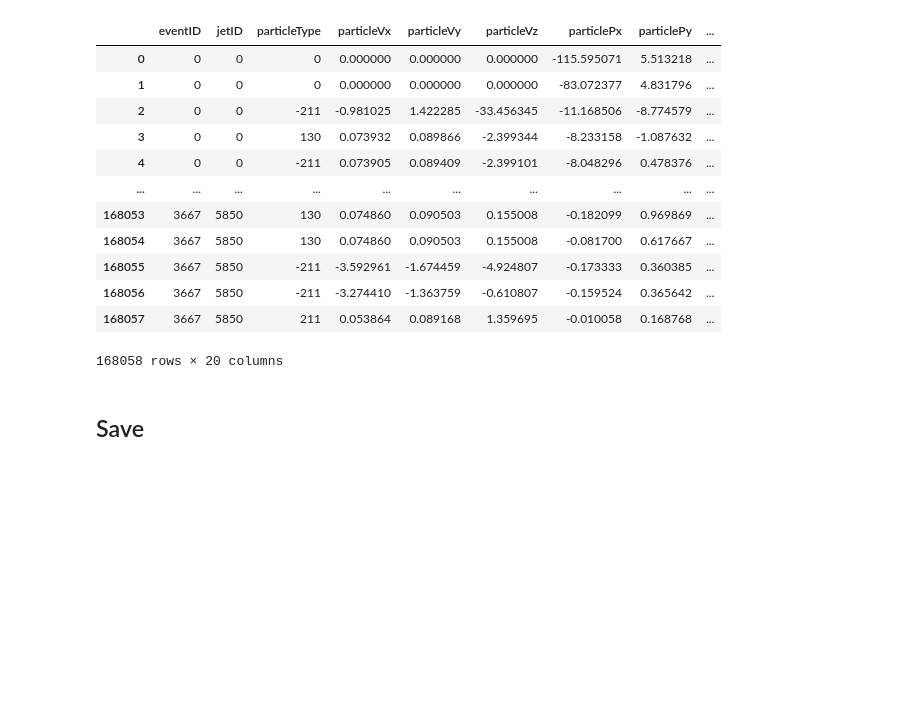
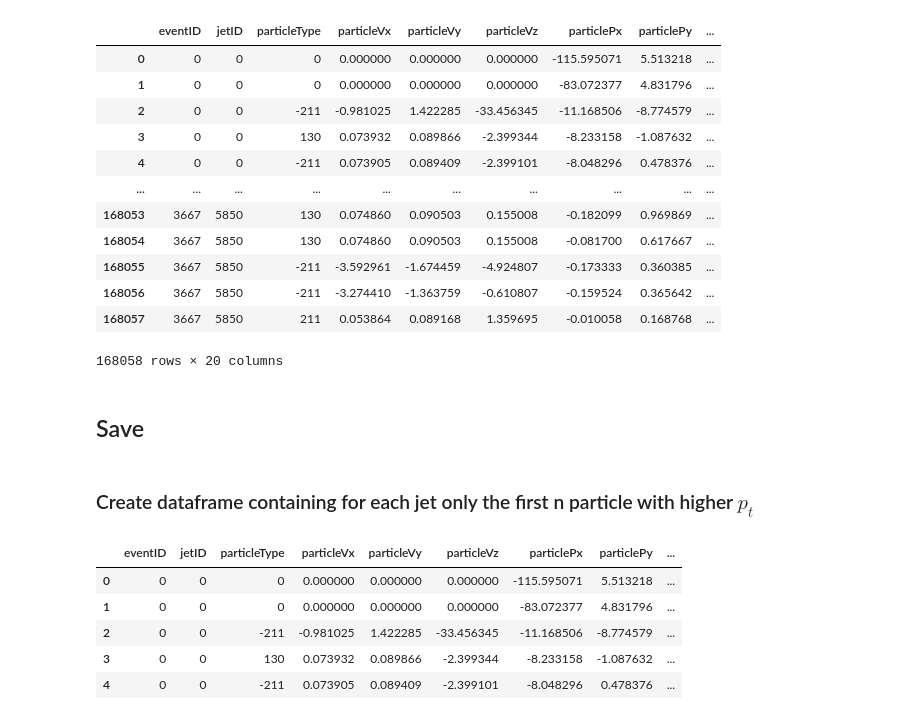
Before and after one commit to niklai99/jet-tagging, a Jupyter notebook: preprocessing/preprocessing.ipynb, the cells around one changed output. Saved outputs shown, nothing was run; the diff lists cells and outputs as text; code cells hidden in the pictures; blank space fills up the shorter version.

Commit message:
higher pt

```diff
--- a/preprocessing/preprocessing.ipynb
+++ b/preprocessing/preprocessing.ipynb
@@ -125,3 +125,14 @@ preprocessed_df
 # %%
 ofname = particle_df_path.split('.csv')[0] + '_preprocessed.csv'
 preprocessed_df.to_csv(ofname, index=False)
+# %% [markdown]
+### Create dataframe containing for each jet only the first n particle with higher $p_t$
+# %%
+particle_df.head()
+# %% [output]
+|  | eventID | jetID | particleType | particleVx | particleVy | particleVz | particlePx | particlePy | ... |
+| 0 | 0 | 0 | 0 | 0.000000 | 0.000000 | 0.000000 | -115.595071 | 5.513218 | ... |
+| 1 | 0 | 0 | 0 | 0.000000 | 0.000000 | 0.000000 | -83.072377 | 4.831796 | ... |
+| 2 | 0 | 0 | -211 | -0.981025 | 1.422285 | -33.456345 | -11.168506 | -8.774579 | ... |
+| 3 | 0 | 0 | 130 | 0.073932 | 0.089866 | -2.399344 | -8.233158 | -1.087632 | ... |
+| 4 | 0 | 0 | -211 | 0.073905 | 0.089409 | -2.399101 | -8.048296 | 0.478376 | ... |
```
Also changed, not shown: parts of 6 cells of this notebook.
